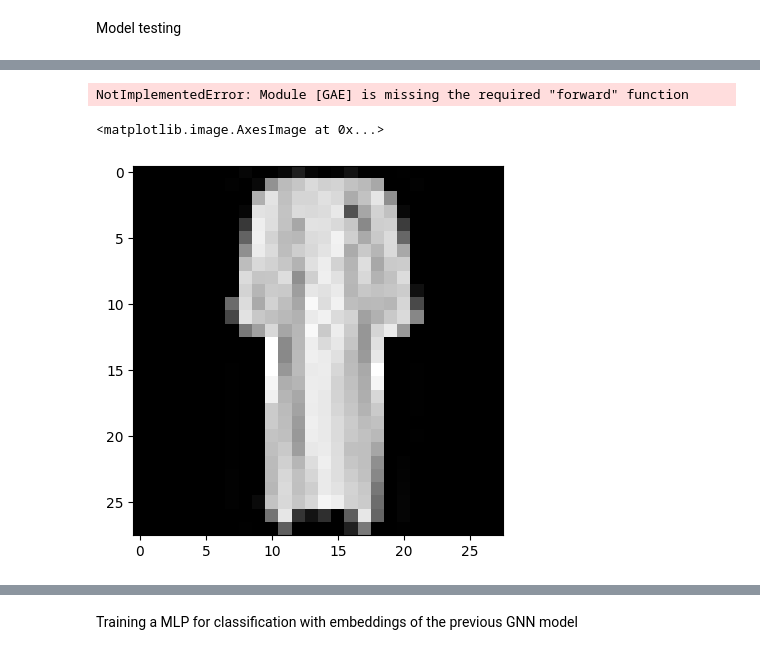
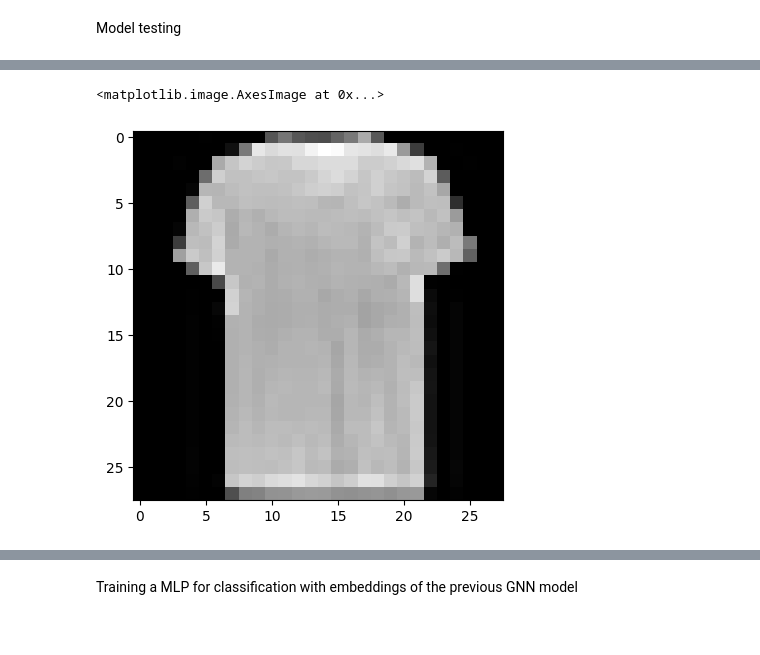
Before and after one commit to Carlosespicur/tfm, a Jupyter notebook: GAE_fashion_MNIST_pruebas.ipynb, the cells around one changed output, grey strips where cells are left out. Cells and saved outputs as stored; diff of their text form; code cells hidden in the pictures.

```diff
--- a/GAE_fashion_MNIST_pruebas.ipynb
+++ b/GAE_fashion_MNIST_pruebas.ipynb
@@ -49,7 +110,7 @@ def kernel(X, *args, **kwargs):
         # K(x,y) = (gamma * <x,y> + coef)^degree, for vectors x,y
 
         if (gamma != None) & (coef != None) & (degree != None):
-            return torch.Tensor(polynomial_kernel(X = X, degree = degree, gamma = gamma, coef0 = coef))
+            return polynomial_kernel(X = X, Y = X, degree = degree, gamma = gamma, coef0 = coef)
         else:
             return None
 
@@ -58,7 +119,7 @@ def kernel(X, *args, **kwargs):
         # K(x,y) = tanh(gamma * <x,y> + coef), for vectors x,y
 
         if (gamma != None) & (coef != None):
-            return torch.Tensor(sigmoid_kernel(X = X, gamma = gamma, coef0 = coef))
+            return sigmoid_kernel(X = X, Y = X, gamma = gamma, coef0 = coef)
         else:
             return None
 
@@ -67,7 +128,7 @@ def kernel(X, *args, **kwargs):
         # K(x, y) = exp(-gamma ||x-y||^2)
 
         if (gamma != None):
-            return torch.Tensor(rbf_kernel(X = X, gamma = gamma))
+            return rbf_kernel(X = X, Y = X, gamma = gamma)
         else:
             return None
 
@@ -76,7 +137,7 @@ def kernel(X, *args, **kwargs):
         # K(x, y) = exp(-gamma ||x-y||_1)
 
         if (gamma != None):
-            return torch.Tensor(laplacian_kernel(X = X, gamma = gamma))
+            return laplacian_kernel(X = X, Y = X, gamma = gamma)
         else:
             return None
 
@@ -201,17 +263,17 @@ class GAE(nn.Module):
 # %% [markdown]
 Model hyperparameters
 # %%
-lr = 0.001 # learning rate
-batch_size = 64
+lr = 0.0001 # learning rate
+batch_size = 512
 epochs = 1000
 latent_size = 64 # latent space dimension
 
 kernel_param_X = {
 
-    "kernel_type": "polynomial",
+    "kernel_type": "rbf",
     "degree": 3,
-    "gamma": 1e-2,
-    "coef": 0.5e2
+    "gamma": 5,
+    "coef": 0
 
 }
 
@@ -318,11 +372,11 @@ input_size = X_train.size(1)
 # %% [markdown]
 Model creation
 # %%
-model_encoder = GCNEncoder(input_size, latent_size)
+model_encoder = Encoder(input_size, latent_size)
 model_decoder = GCNDecoder(latent_size, input_size)
 optimizer = Adam(list(model_encoder.parameters()) + list(model_decoder.parameters()), lr = lr)
 criterion = nn.MSELoss()
-model = GAE(model_encoder, model_decoder, kernel_param_X, optimizer, criterion, label_indep, kernel_param_Y)
+model = GAE(model_encoder, model_decoder, kernel_param_X, optimizer, criterion, label_indep, kernel_param_Y, lam=0.7)
 # %% [markdown]
 Model training
 # %%
@@ -368,18 +422,17 @@ for X, y in test_loader:
     K_X = kernel(X, **kernel_param_X)
 
     edge_index, edge_weight = dense_to_sparse(K_X)
-    out = model(X, edge_index, edge_weight)
+    Z = model.encode(X)
+    out = model.decode(Z, edge_index, edge_weight)
 
     break
-# %% [output]
-NotImplementedError: Module [GAE] is missing the required "forward" function
 # %%
-data_number = 61
+data_number = 20
 prueba = X[data_number].detach().numpy().reshape(28, 28)
 plt.imshow(prueba, cmap = "gray")
 # %% [output]
 <matplotlib.image.AxesImage at 0x...>
-[figure, old version]
+[figure, new version]
 # %%
 y[data_number]
 # %% [output]
```
Also changed, not shown: parts of 15 cells of this notebook, 1 other file.
